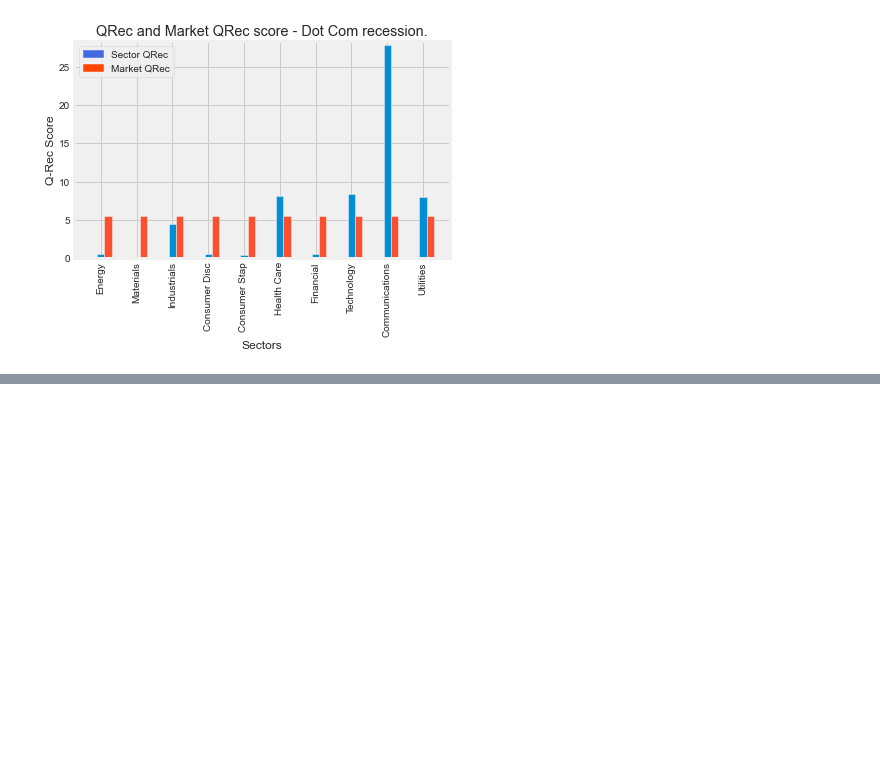
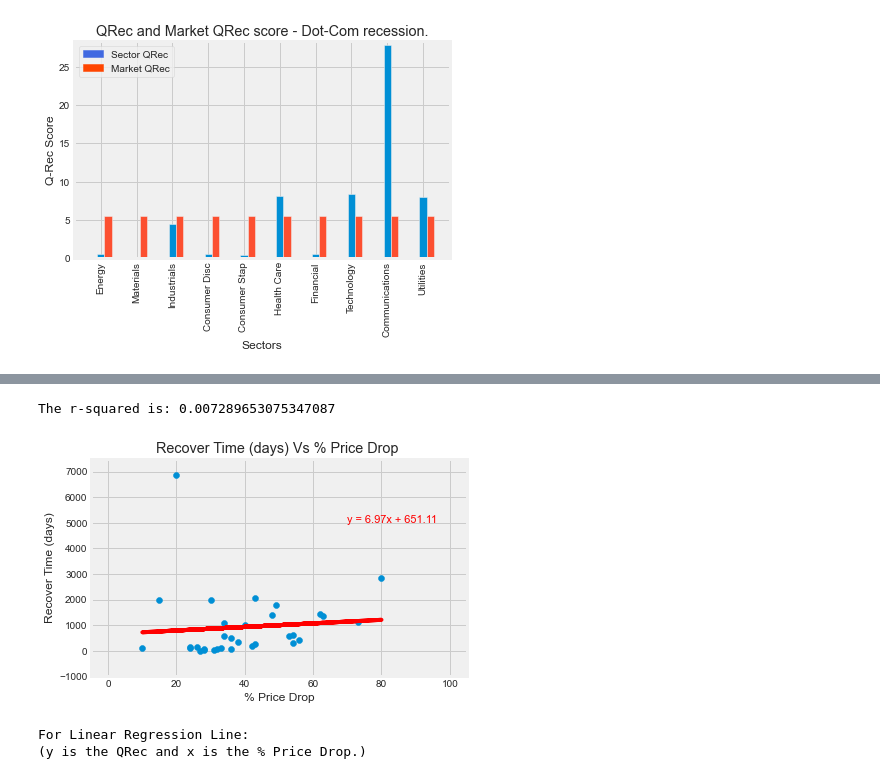
Before and after one commit to MAICATRAN/Group_Project1, a Jupyter notebook: Chris_Branch/Chris_Branch.ipynb, the cells around one changed output, grey strips where cells are left out. Saved outputs shown, nothing was run; the diff lists cells and outputs as text; code cells hidden in the pictures; blank space fills up the shorter version.

```diff
--- a/Chris_Branch/Chris_Branch.ipynb
+++ b/Chris_Branch/Chris_Branch.ipynb
@@ -1757,0 +2586,36 @@ QRec_df.to_csv(f"QRecs/QRecs.csv", index=True, header=True)
+# %%
+# For each sector in each recession, create a scatterplot of QRec versus % Price Drop
+
+from scipy.stats import linregress
+import matplotlib.pyplot as plt
+import pandas as pd
+import numpy as np
+import requests
+import time
+import json as json
+import csv as csv
+from sklearn import datasets
+
+y_values = [411, 623, 131, 63, 1446, 6, 194, 1359, 1103, 55, 317, 123, 125, 563, 111, 16, 1016, 1989, 280, 2830, 134, 40, 560, 2079, 62, 1409, 6872, 503, 1779, 1966, 348, 1142]
+x_values = master_df['% Change'].astype(int)
+
+(slope, intercept, rvalue, pvalue, stderr) = linregress(x_values, y_values)
+regress_values = x_values * slope + intercept
+line_eq = "y = " + str(round(slope,2)) + "x + " + str(round(intercept,2))
+plt.scatter(x_values,y_values)
+plt.plot(x_values,regress_values,"r-")
+plt.annotate(line_eq,(70,5000),fontsize=11,color="red")
+plt.title(f"Recover Time (days) Vs % Price Drop ")
+plt.xlabel('% Price Drop')
+plt.ylabel('Recover Time (days)')
+print(f"The r-squared is: {rvalue**2}")
+plt.xlim(-5, 105)
+plt.ylim(-1000, 7500)
+plt.show()
+print("For Linear Regression Line:")
+print("(y is the QRec and x is the % Price Drop.)")
+# %% [output]
+The r-squared is: 0.007289653075347087
+[figure, added]
+For Linear Regression Line:
+(y is the QRec and x is the % Price Drop.)
```
Also changed, not shown: parts of 25 cells of this notebook, 14 other files.
